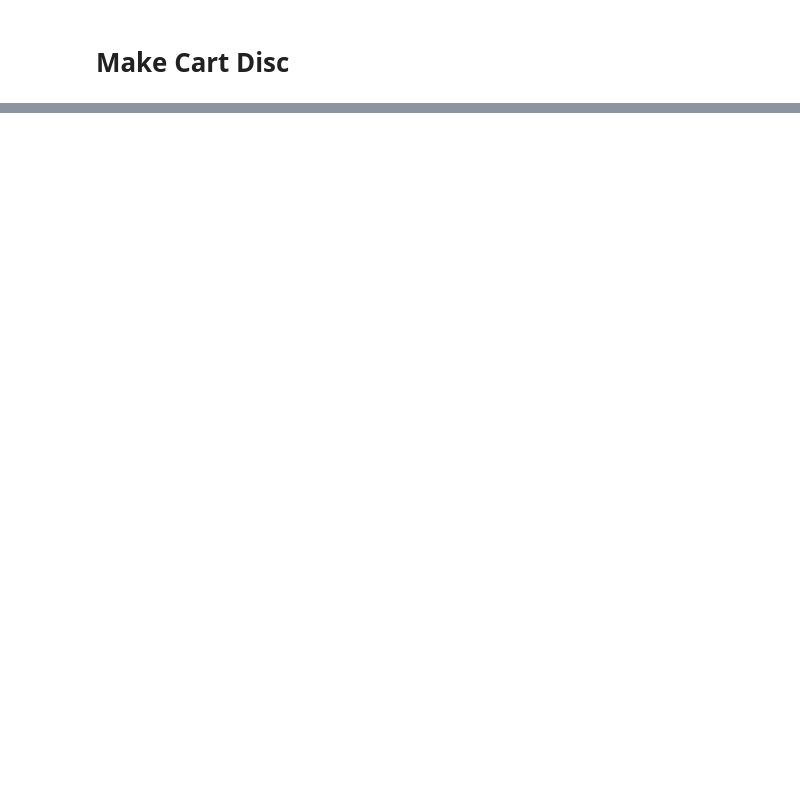
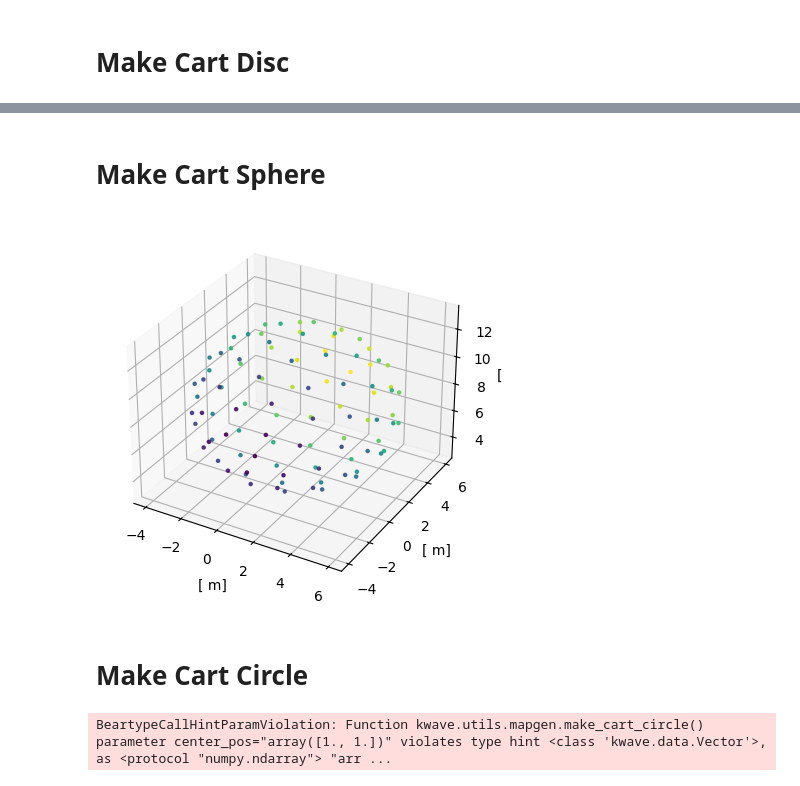
Before and after one commit to waltsims/k-wave-python, a Jupyter notebook: examples/visualize_mapgen/visualize_mapgen.ipynb, the cells around one changed output, grey strips where cells are left out. Drawn from its saved outputs; the diff is of its cells as text; code cells hidden in the pictures; blank space fills up the shorter version.

```diff
--- a/examples/visualize_mapgen/visualize_mapgen.ipynb
+++ b/examples/visualize_mapgen/visualize_mapgen.ipynb
@@ -71,0 +165,39 @@ _ = make_cart_disc(disc_pos=disc_pos, radius=radius, focus_pos=focus_pos, num_po
+# %% [markdown]
+# Make Cart Sphere
+# %%
+radius=5.0
+num_points = 100
+center =np.array([1,1,8])
+plot_sphere = False
+sphere = make_cart_sphere(radius, num_points, center, plot_sphere)
+# %%
+from kwave.utils.data import scale_SI
+import matplotlib.pyplot as plt
+
+[x_sc, scale, prefix, _] = scale_SI(np.max(sphere))
+
+cmap = plt.get_cmap('viridis', np.shape(sphere)[1])
+
+# create the figure
+plt.figure()
+ax = plt.axes(projection="3d")
+ax.scatter(sphere[0, :] * scale, sphere[1, :] * scale, sphere[2, :] * scale, marker='.', c=np.arange(np.shape(sphere)[1]), cmap=cmap, alpha=0.9, edgecolor=None)
+ax.set_xlabel(f"[{prefix} m]")
+ax.set_ylabel(f"[{prefix} m]")
+ax.set_zlabel(f"[{prefix} m]")
+ax.axis("auto")
+ax.grid()
+plt.show()
+# %% [output]
+[figure, added]
+# %% [markdown]
+# Make Cart Circle
+# %%
+radiu = 5.0
+num_points = 100
+center = np.array([1.0, 1.0])
+arc_angle = 2.0*np.pi
+plot_circle = True
+circle = make_cart_circle(radius, num_points, center, arc_angle, plot_circle=plot_circle)
+# %% [output]
+BeartypeCallHintParamViolation: Function kwave.utils.mapgen.make_cart_circle() parameter center_pos="array([1., 1.])" violates type hint <class 'kwave.data.Vector'>, as <protocol "numpy.ndarray"> "arr ...
```
Also changed, not shown: parts of 13 cells of this notebook.
